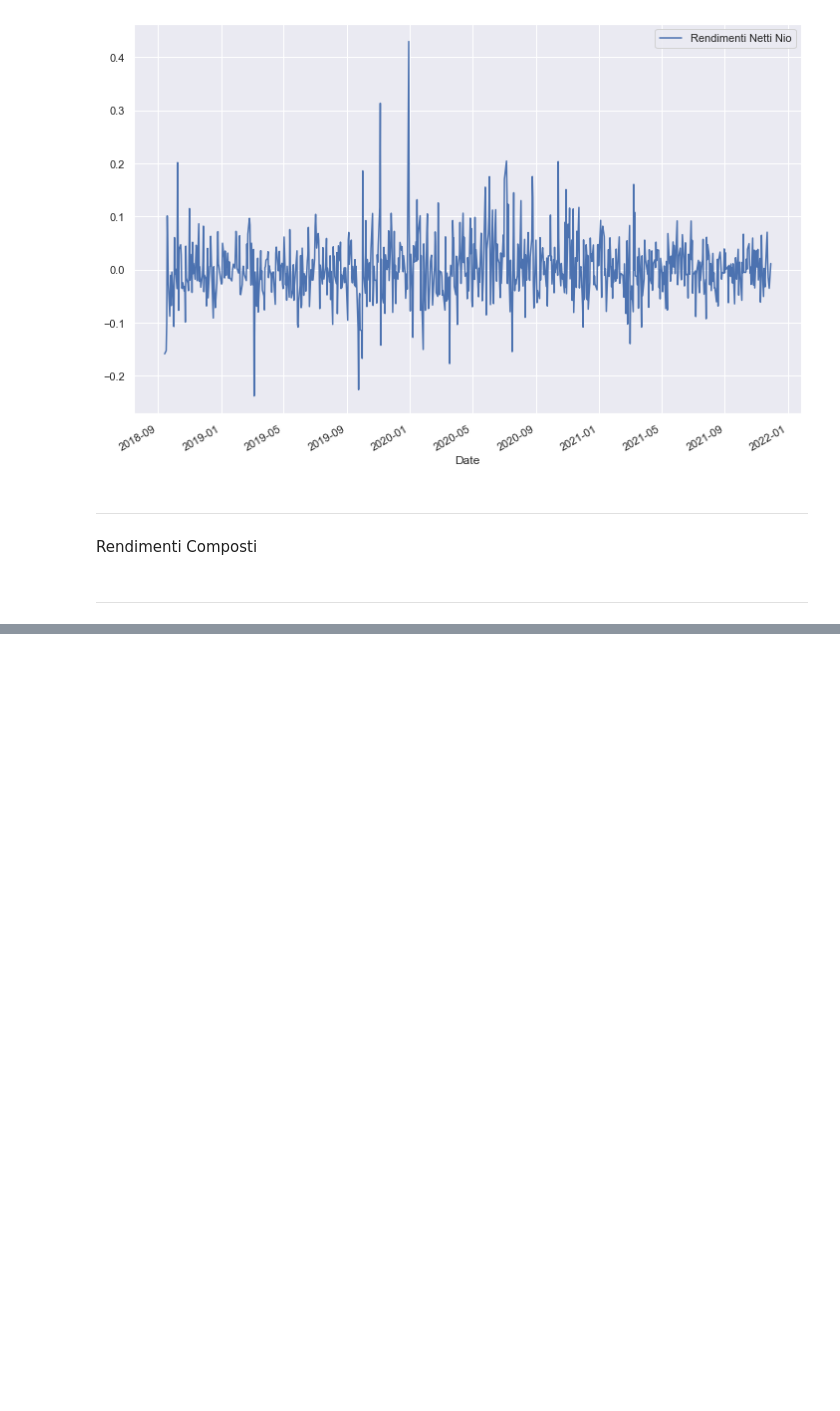
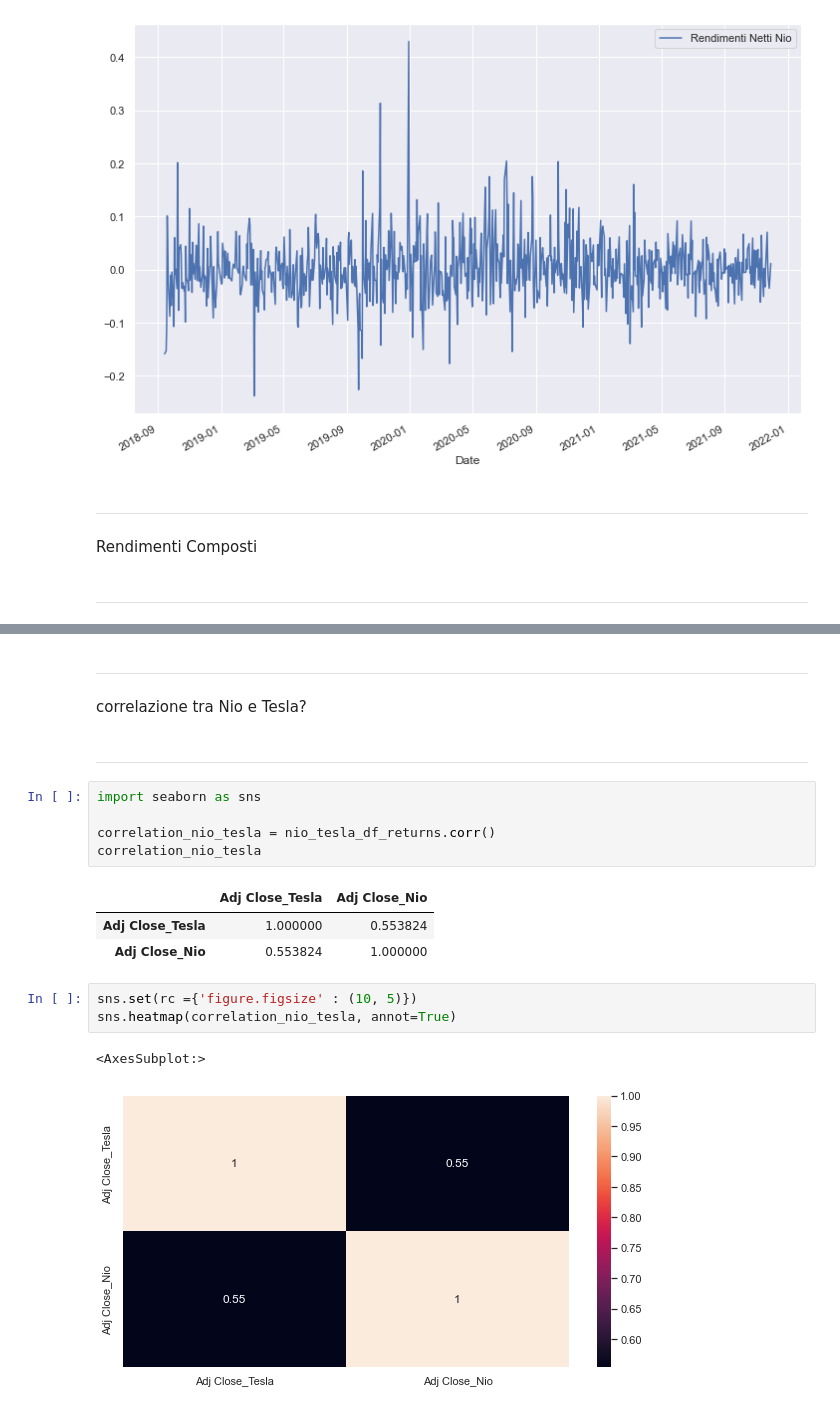
Before and after one commit to Simonotos/BusinessProject, a Jupyter notebook: BusinessProject.ipynb, the cells around one changed output, grey strips where cells are left out. Drawn from its saved outputs; the diff is of its cells as text; blank space fills up the shorter version.

```diff
--- a/BusinessProject.ipynb
+++ b/BusinessProject.ipynb
@@ -430,0 +515,21 @@ ________________________________________________________________________________
+# %% [markdown]
+_______________________________________________________________________________________________________
+# %% [markdown]
+correlazione tra Nio e Tesla?
+# %% [markdown]
+_______________________________________________________________________________________________________
+# %%
+import seaborn as sns
+
+correlation_nio_tesla = nio_tesla_df_returns.corr()
+correlation_nio_tesla
+# %% [output]
+|  | Adj Close_Tesla | Adj Close_Nio |
+| Adj Close_Tesla | 1.000000 | 0.553824 |
+| Adj Close_Nio | 0.553824 | 1.000000 |
+# %%
+sns.set(rc ={'figure.figsize' : (10, 5)})
+sns.heatmap(correlation_nio_tesla, annot=True)
+# %% [output]
+<AxesSubplot:>
+[figure, added]
```
Also changed, not shown: parts of 19 cells of this notebook.
